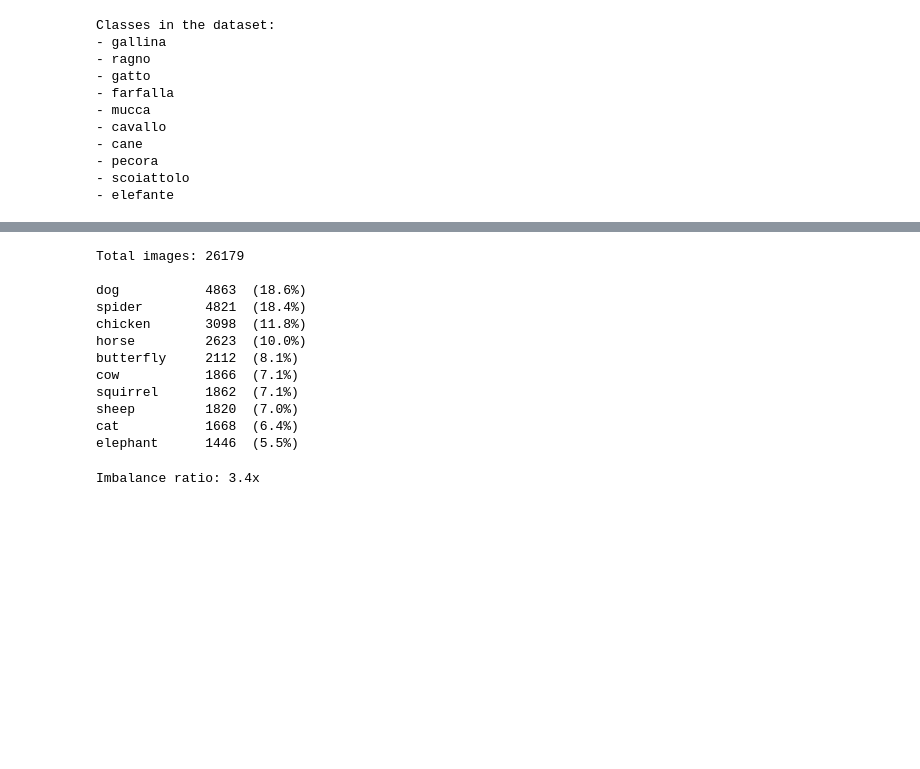
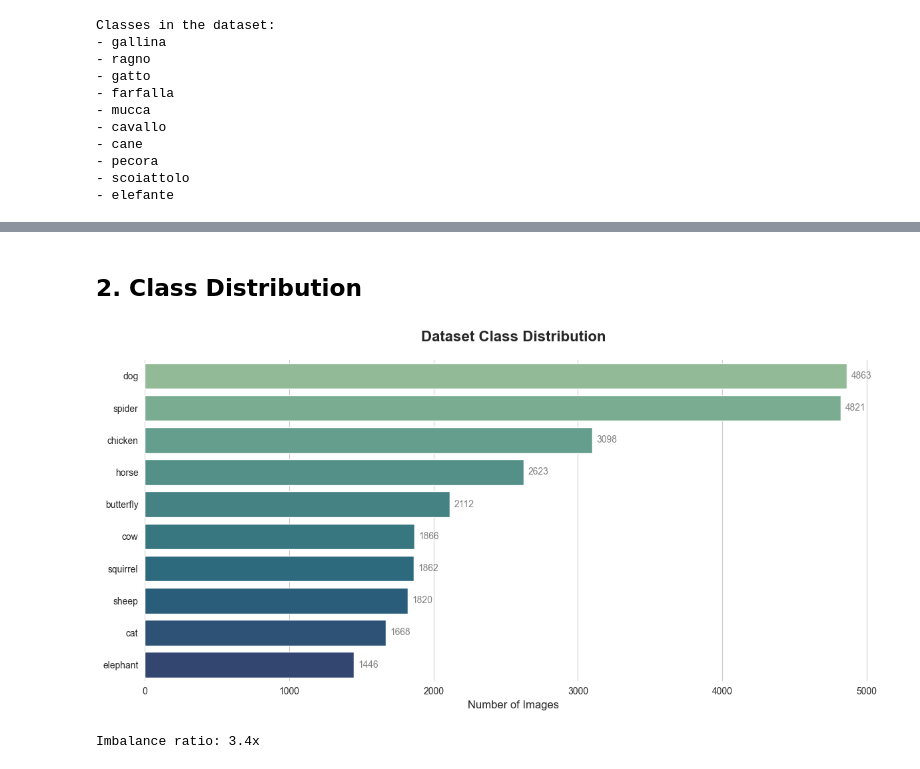
Before and after one commit to zakhar-guzii/Intership_test, a Jupyter notebook: task_2/notebooks/eda.ipynb, the cells around one changed output, grey strips where cells are left out. Saved outputs shown, nothing was run; the diff lists cells and outputs as text; code cells hidden in the pictures; blank space fills up the shorter version.

```diff
--- a/task_2/notebooks/eda.ipynb
+++ b/task_2/notebooks/eda.ipynb
@@ -117,24 +62,40 @@ Max size:  5472 x 3648
-# %%
-total = sum(class_counts.values())
-print(f"Total images: {total}\n")
-for label, count in sorted(class_counts.items(), key=lambda x: -x[1]):
-    print(f"{label:<12} {count:>5}  ({100 * count / total:.1f}%)")
-# %% [output]
-Total images: 26179
-
-dog           4863  (18.6%)
-spider        4821  (18.4%)
-chicken       3098  (11.8%)
-horse         2623  (10.0%)
-butterfly     2112  (8.1%)
-cow           1866  (7.1%)
-squirrel      1862  (7.1%)
-sheep         1820  (7.0%)
-cat           1668  (6.4%)
-elephant      1446  (5.5%)
-# %%
-max_count = max(class_counts.values())
-min_count = min(class_counts.values())
-print(f"Imbalance ratio: {max_count / min_count:.1f}x")
-# %% [output]
-Imbalance ratio: 3.4x
+# %% [markdown]
+## 2. Class Distribution
+# %%
+class_counts = {
+    LABEL_MAP[cls]: len(os.listdir(os.path.join(data_dir, cls)))
+    for cls in os.listdir(data_dir)
+}
+
+df = pd.DataFrame(list(class_counts.items()), columns=['Class', 'Count'])
+df = df.sort_values('Count', ascending=False)
+
+plt.figure(figsize=(12, 6))
+sns.set_style("whitegrid")
+
+ax = sns.barplot(
+    data=df,
+    x='Count',
+    y='Class',
+    palette='crest',
+    hue='Class',
+    legend=False
+)
+
+for i in ax.containers:
+    ax.bar_label(i, padding=5, fontsize=10, color='gray')
+
+plt.title('Dataset Class Distribution', fontsize=16, pad=20, fontweight='bold')
+plt.xlabel('Number of Images', fontsize=12)
+plt.ylabel(None)
+sns.despine(left=True, bottom=True)
+plt.tight_layout()
+plt.show()
+# %% [output]
+[figure, added]
+# %%
+max_count = max(class_counts.values())
+min_count = min(class_counts.values())
+print(f"Imbalance ratio: {max_count / min_count:.1f}x")
+# %% [output]
+Imbalance ratio: 3.4x
```
Also changed, not shown: parts of 17 cells of this notebook.
